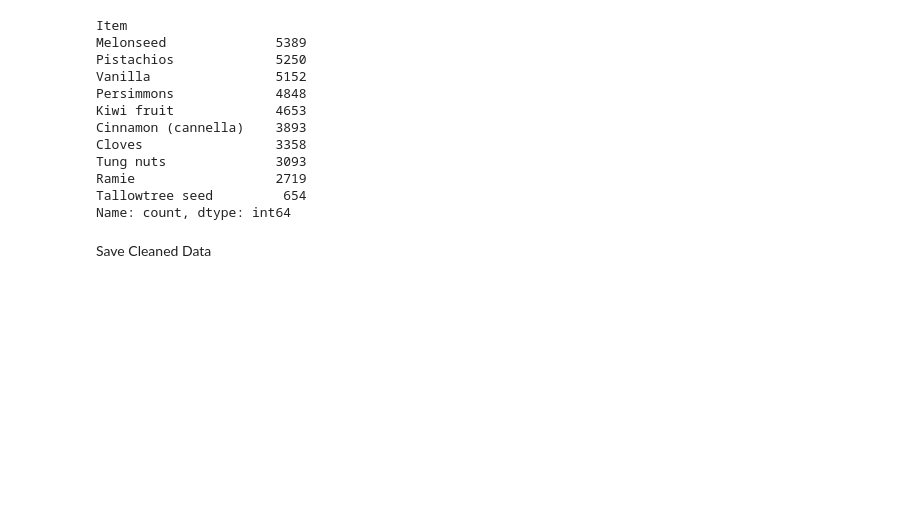
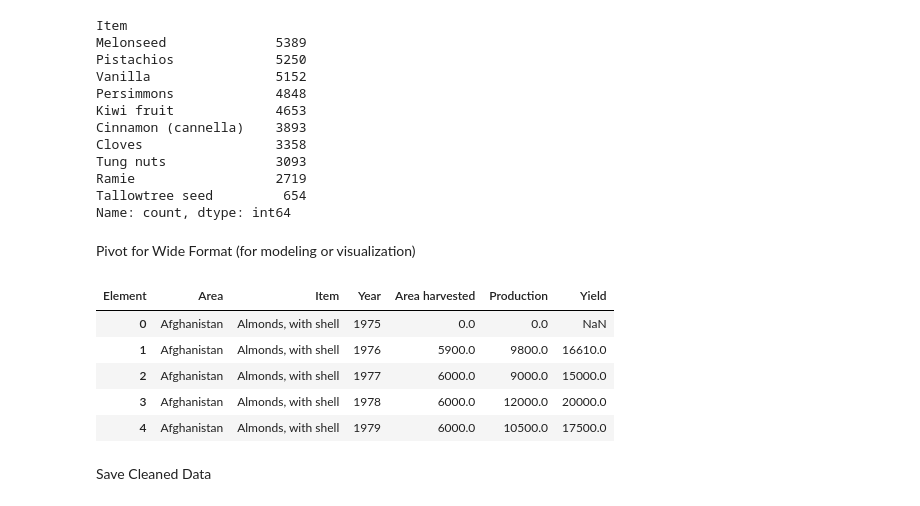
Before and after one commit to syazayacob/DSC761-agriculture, a Jupyter notebook: notebooks/01_data_preprocessing.ipynb, the cells around one changed output. Cells and saved outputs as stored; diff of their text form; code cells hidden in the pictures; blank space fills up the shorter version.

```diff
--- a/notebooks/01_data_preprocessing.ipynb
+++ b/notebooks/01_data_preprocessing.ipynb
@@ -191,6 +191,24 @@ Tung nuts              3093
 Ramie                  2719
 Tallowtree seed         654
 Name: count, dtype: int64
+# %% [markdown]
+Pivot for Wide Format (for modeling or visualization)
+# %%
+pivot_df = df.pivot_table(
+    index=["Area", "Item", "Year"],
+    columns="Element",
+    values="Value",
+    aggfunc="mean"
+).reset_index()
+
+pivot_df.head()
+# %% [output]
+| Element | Area | Item | Year | Area harvested | Production | Yield |
+| 0 | Afghanistan | Almonds, with shell | 1975 | 0.0 | 0.0 | NaN |
+| 1 | Afghanistan | Almonds, with shell | 1976 | 5900.0 | 9800.0 | 16610.0 |
+| 2 | Afghanistan | Almonds, with shell | 1977 | 6000.0 | 9000.0 | 15000.0 |
+| 3 | Afghanistan | Almonds, with shell | 1978 | 6000.0 | 12000.0 | 20000.0 |
+| 4 | Afghanistan | Almonds, with shell | 1979 | 6000.0 | 10500.0 | 17500.0 |
 # %% [markdown]
 Save Cleaned Data
 # %%
```
